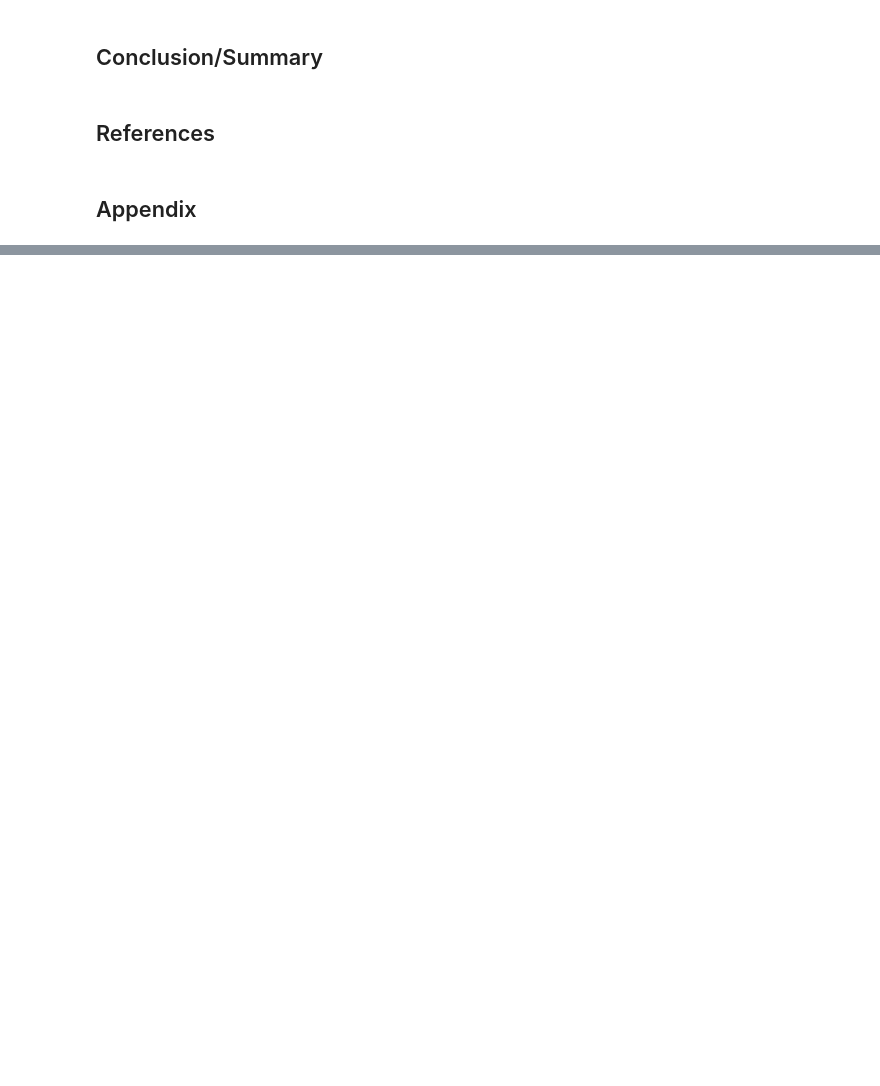
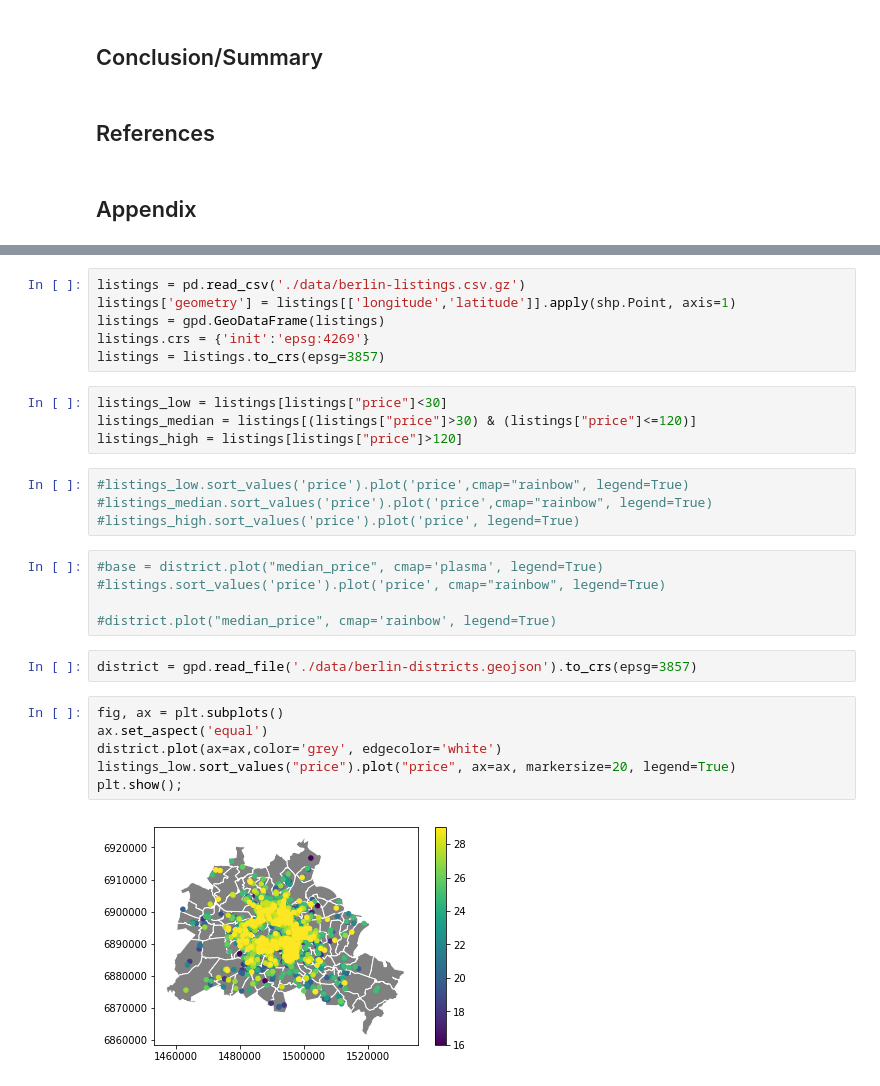
Before and after one commit to adivicco47/Spatialstatistics, a Jupyter notebook: BerlinListings.ipynb, the cells around one changed output, grey strips where cells are left out. Cells and saved outputs as stored; diff of their text form; blank space fills up the shorter version.

```diff
--- a/BerlinListings.ipynb
+++ b/BerlinListings.ipynb
@@ -35,0 +101,29 @@
+# %%
+listings = pd.read_csv('./data/berlin-listings.csv.gz')
+listings['geometry'] = listings[['longitude','latitude']].apply(shp.Point, axis=1)
+listings = gpd.GeoDataFrame(listings)
+listings.crs = {'init':'epsg:4269'}
+listings = listings.to_crs(epsg=3857)
+# %%
+listings_low = listings[listings["price"]<30]
+listings_median = listings[(listings["price"]>30) & (listings["price"]<=120)]
+listings_high = listings[listings["price"]>120]
+# %%
+#listings_low.sort_values('price').plot('price',cmap="rainbow", legend=True)
+#listings_median.sort_values('price').plot('price',cmap="rainbow", legend=True)
+#listings_high.sort_values('price').plot('price', legend=True)
+# %%
+#base = district.plot("median_price", cmap='plasma', legend=True)
+#listings.sort_values('price').plot('price', cmap="rainbow", legend=True)
+
+#district.plot("median_price", cmap='rainbow', legend=True)
+# %%
+district = gpd.read_file('./data/berlin-districts.geojson').to_crs(epsg=3857)
+# %%
+fig, ax = plt.subplots()
+ax.set_aspect('equal')
+district.plot(ax=ax,color='grey', edgecolor='white')
+listings_low.sort_values("price").plot("price", ax=ax, markersize=20, legend=True)
+plt.show();
+# %% [output]
+[figure, added]
```
Also changed, not shown: parts of 17 cells of this notebook, 16 other files.
